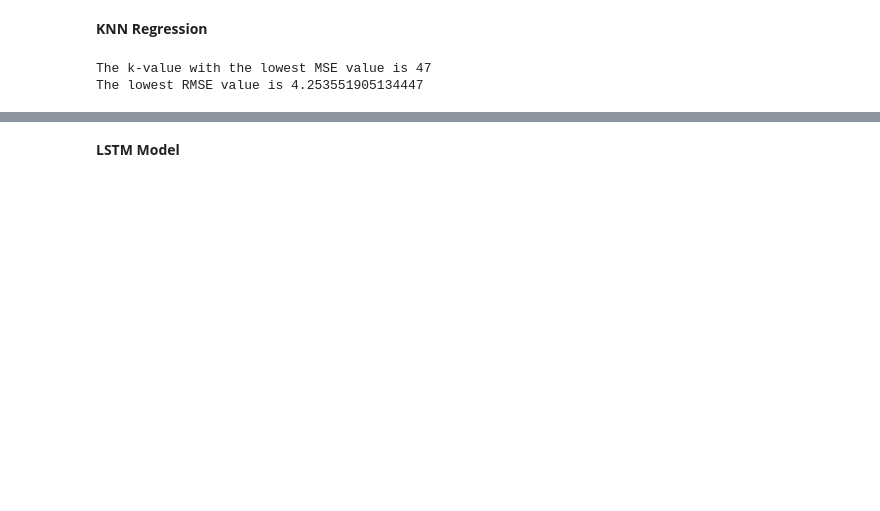
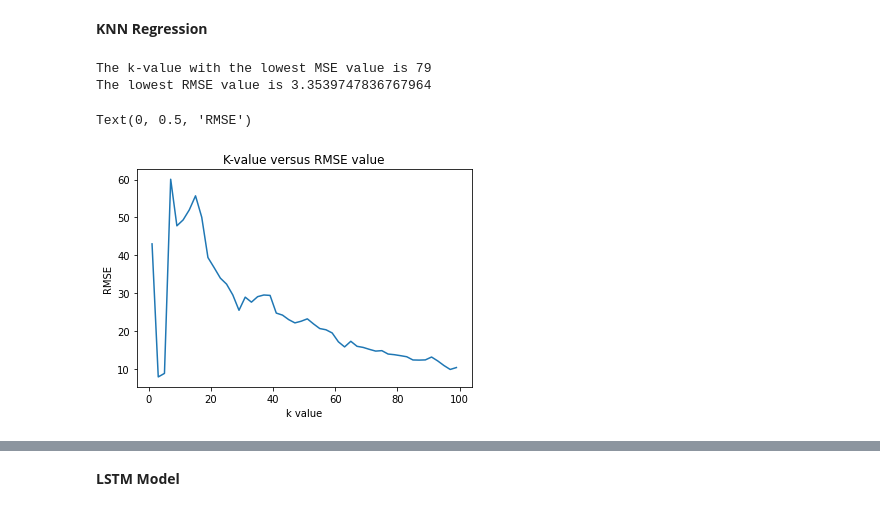
Before and after one commit to melaniaczobit/Predicting-AstraZeneca-Stock-Movement, a Jupyter notebook: AstraZeneca_Stock_Prices.ipynb, the cells around one changed output, grey strips where cells are left out. Cells and saved outputs as stored; diff of their text form; code cells hidden in the pictures; blank space fills up the shorter version.

```diff
--- a/AstraZeneca_Stock_Prices.ipynb
+++ b/AstraZeneca_Stock_Prices.ipynb
@@ -404,3 +408,5 @@ Text(0, 0.5, 'Close Price')
 [figure]
 # %% [markdown]
 To determine if the best model was produced, feature selection will be completed to determine the attributes that best predict the Close price. Feature selection will be completed using backward elimination.
+# %%
+X_train = np.append (arr=np.ones([X_train.shape[0],1]).astype(int), values = X_train, axis = 1)
@@ -492,7 +617,7 @@ from sklearn.neighbors import KNeighborsRegressor
 mse_dict = {}
 rmse = []
 
-for k in range(1,50,2):
+for k in range(1,100,2):
   Knn=KNeighborsRegressor(n_neighbors=k, metric='euclidean')
   Knn.fit(X_train,y_train)
   knn_y_prediction = Knn.predict(X_test)
@@ -519,6 +644,15 @@ for k in range(1,50,2):
 print('The k-value with the lowest MSE value is', best_k)
 print('The lowest RMSE value is', min(rmse))
 # %% [output]
-The k-value with the lowest MSE value is 47
-The lowest RMSE value is 4.253551905134447
+The k-value with the lowest MSE value is 79
+The lowest RMSE value is 3.3539747836767964
+# %%
+x = list(range(1,100,2))
+plt.plot(x, rmse)
+plt.title('K-value versus RMSE value')
+plt.xlabel('k value')
+plt.ylabel('RMSE')
+# %% [output]
+Text(0, 0.5, 'RMSE')
+[figure, added]
 # %% [markdown]
```
Also changed, not shown: parts of 51 cells of this notebook.
